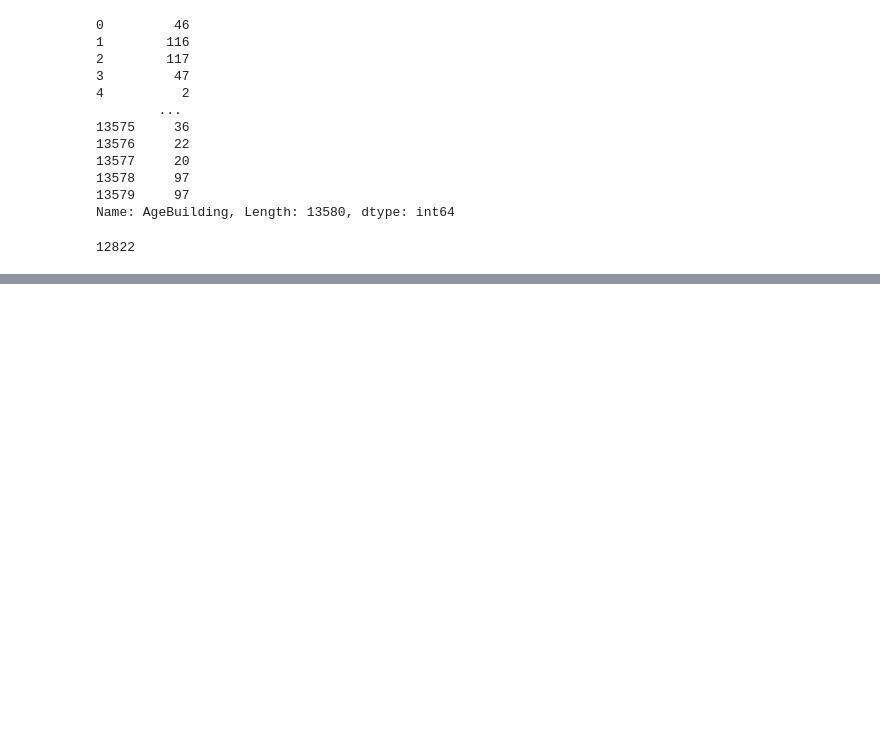
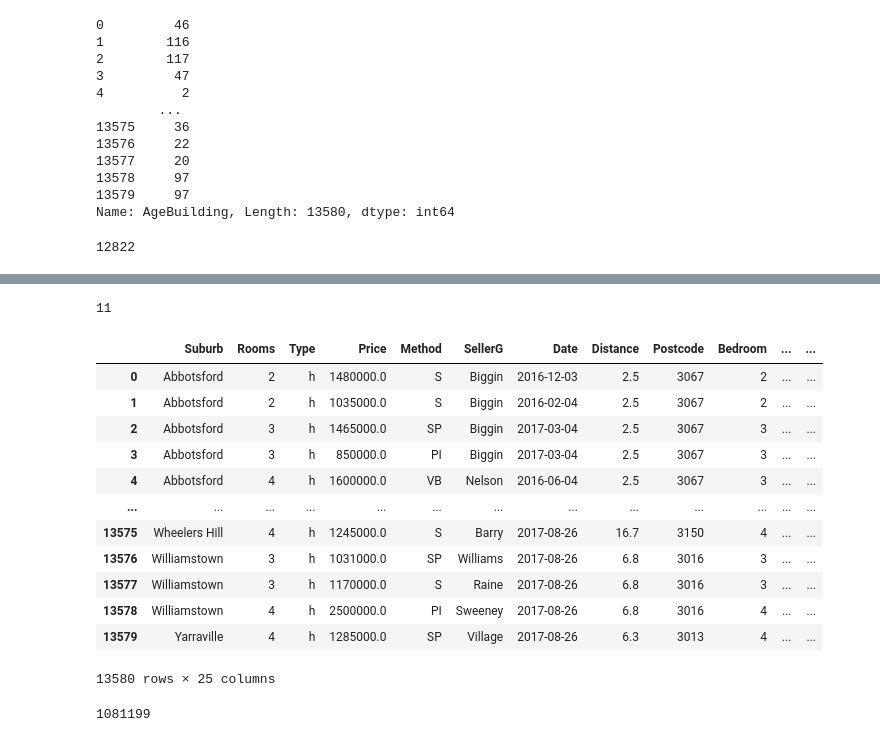
Before and after one commit to AbiNazim/Study_DataScience, a Jupyter notebook: PY_11_Базовые приему рабты с данными Pandas/Базовые приему Pandas.ipynb, the cells around one changed output, grey strips where cells are left out. Drawn from its saved outputs; the diff is of its cells as text; code cells hidden in the pictures; blank space fills up the shorter version.

```diff
--- a/PY_11_Базовые приему рабты с данными Pandas/Базовые приему Pandas.ipynb
+++ b/PY_11_Базовые приему рабты с данными Pandas/Базовые приему Pandas.ipynb
@@ -220,0 +233,22 @@ display(weekend_count)
+# %%
+# На вход данной функции поступает строка с адресом.
+def get_street_type(address):
+# Создаём список географических пометок exclude_list.
+    exclude_list = ['N', 'S', 'W', 'E']
+# Метод split() разбивает строку на слова по пробелу.
+# В результате получаем список слов в строке и заносим его в переменную address_list.
+    address_list = address.split(' ')
+# Обрезаем список, оставляя в нём только последний элемент,
+# потенциальный подтип улицы, и заносим в переменную street_type.
+    street_type = address_list[-1]
+# Делаем проверку на то, что полученный подтип является географической пометкой.
+# Для этого проверяем его на наличие в списке exclude_list.
+    if street_type in exclude_list:
+# Если переменная street_type является географической пометкой,
+# переопределяем её на второй элемент с конца списка address_list.
+        street_type = address_list[-2]
+# Возвращаем переменную street_type, в которой хранится подтип улицы.
+    return street_type
+# %%
+street_types = melb_df['Address'].apply(get_street_type)
+display(street_types)
@@ -220,0 +292,3 @@ display(weekend_count)
+# %%
+popular_stypes = street_types.value_counts().nlargest(10).index
+print(popular_stypes)
@@ -220,0 +297,3 @@ display(weekend_count)
+# %%
+melb_df['StreetType'] = street_types.apply(lambda x: x if x in popular_stypes else 'other')
+display(melb_df['StreetType'])
@@ -220,0 +313,31 @@ display(weekend_count)
+# %%
+print(melb_df['StreetType'].nunique())
+# %% [output]
+11
+# %%
+melb_df = melb_df.drop('Address', axis=1)
+display(melb_df)
+# %% [output]
+|  | Suburb | Rooms | Type | Price | Method | SellerG | Date | Distance | Postcode | Bedroom | ... | ... |
+| 0 | Abbotsford | 2 | h | 1480000.0 | S | Biggin | 2016-12-03 | 2.5 | 3067 | 2 | ... | ... |
+| 1 | Abbotsford | 2 | h | 1035000.0 | S | Biggin | 2016-02-04 | 2.5 | 3067 | 2 | ... | ... |
+| 2 | Abbotsford | 3 | h | 1465000.0 | SP | Biggin | 2017-03-04 | 2.5 | 3067 | 3 | ... | ... |
+| 3 | Abbotsford | 3 | h | 850000.0 | PI | Biggin | 2017-03-04 | 2.5 | 3067 | 3 | ... | ... |
+| 4 | Abbotsford | 4 | h | 1600000.0 | VB | Nelson | 2016-06-04 | 2.5 | 3067 | 3 | ... | ... |
+| ... | ... | ... | ... | ... | ... | ... | ... | ... | ... | ... | ... | ... |
+| 13575 | Wheelers Hill | 4 | h | 1245000.0 | S | Barry | 2017-08-26 | 16.7 | 3150 | 4 | ... | ... |
+| 13576 | Williamstown | 3 | h | 1031000.0 | SP | Williams | 2017-08-26 | 6.8 | 3016 | 3 | ... | ... |
+| 13577 | Williamstown | 3 | h | 1170000.0 | S | Raine | 2017-08-26 | 6.8 | 3016 | 3 | ... | ... |
+| 13578 | Williamstown | 4 | h | 2500000.0 | PI | Sweeney | 2017-08-26 | 6.8 | 3016 | 4 | ... | ... |
+| 13579 | Yarraville | 4 | h | 1285000.0 | SP | Village | 2017-08-26 | 6.3 | 3013 | 4 | ... | ... |
+13580 rows × 25 columns
+# %%
+def get_weekend(weekday):
+    if weekday == 5 or weekday == 6:
+        return 1
+    else:
+        return 0
+melb_df['Weekend'] =  melb_df['WeekdaySale'].apply(get_weekend)
+print(round(melb_df[melb_df['Weekend']==1]['Price'].mean()))
+# %% [output]
+1081199
```
Also changed, not shown: parts of 9 cells of this notebook, 1 other file.
